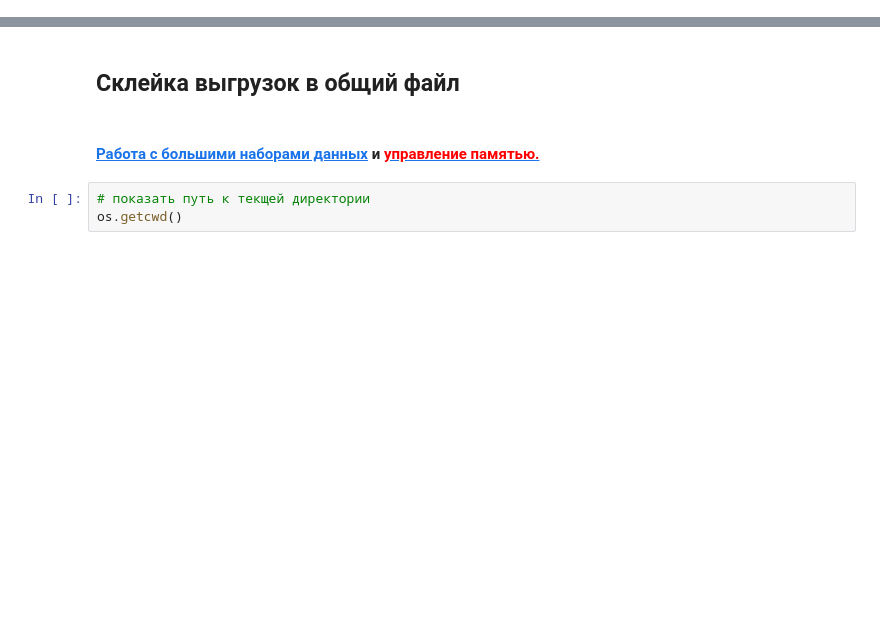
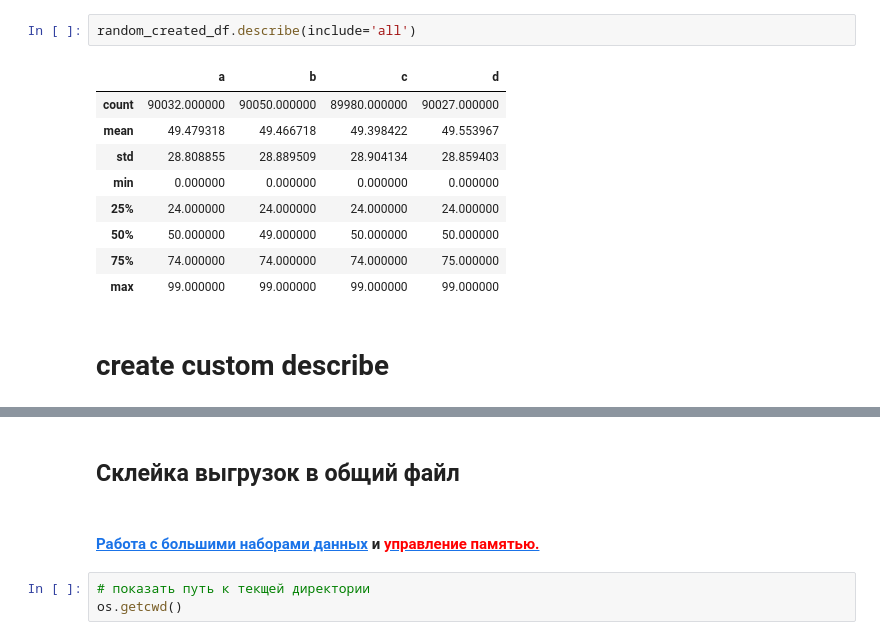
Before and after one commit to sqrt495/tips-and-tricks, a Jupyter notebook: Advanced_Pandas.ipynb, the cells around one changed output, grey strips where cells are left out. Cells and saved outputs as stored; diff of their text form; blank space fills up the shorter version.

```diff
--- a/Advanced_Pandas.ipynb
+++ b/Advanced_Pandas.ipynb
@@ -8,0 +81,14 @@ tqdm.pandas()
+# %%
+random_created_df.describe(include='all')
+# %% [output]
+|  | a | b | c | d |
+| count | 90032.000000 | 90050.000000 | 89980.000000 | 90027.000000 |
+| mean | 49.479318 | 49.466718 | 49.398422 | 49.553967 |
+| std | 28.808855 | 28.889509 | 28.904134 | 28.859403 |
+| min | 0.000000 | 0.000000 | 0.000000 | 0.000000 |
+| 25% | 24.000000 | 24.000000 | 24.000000 | 24.000000 |
+| 50% | 50.000000 | 49.000000 | 50.000000 | 50.000000 |
+| 75% | 74.000000 | 74.000000 | 74.000000 | 75.000000 |
+| max | 99.000000 | 99.000000 | 99.000000 | 99.000000 |
+# %% [markdown]
+# create custom describe
```
Also changed, not shown: parts of 10 cells of this notebook.
